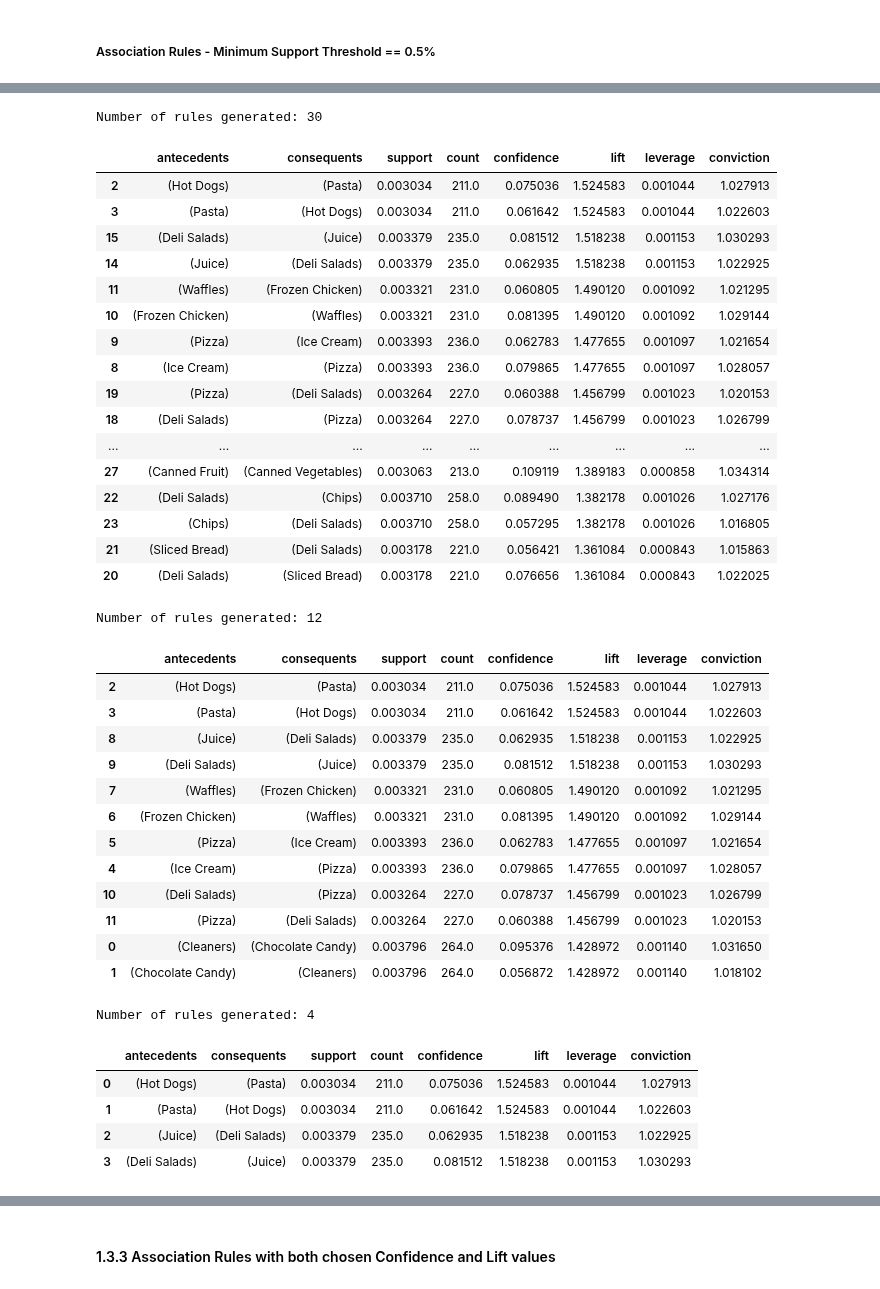
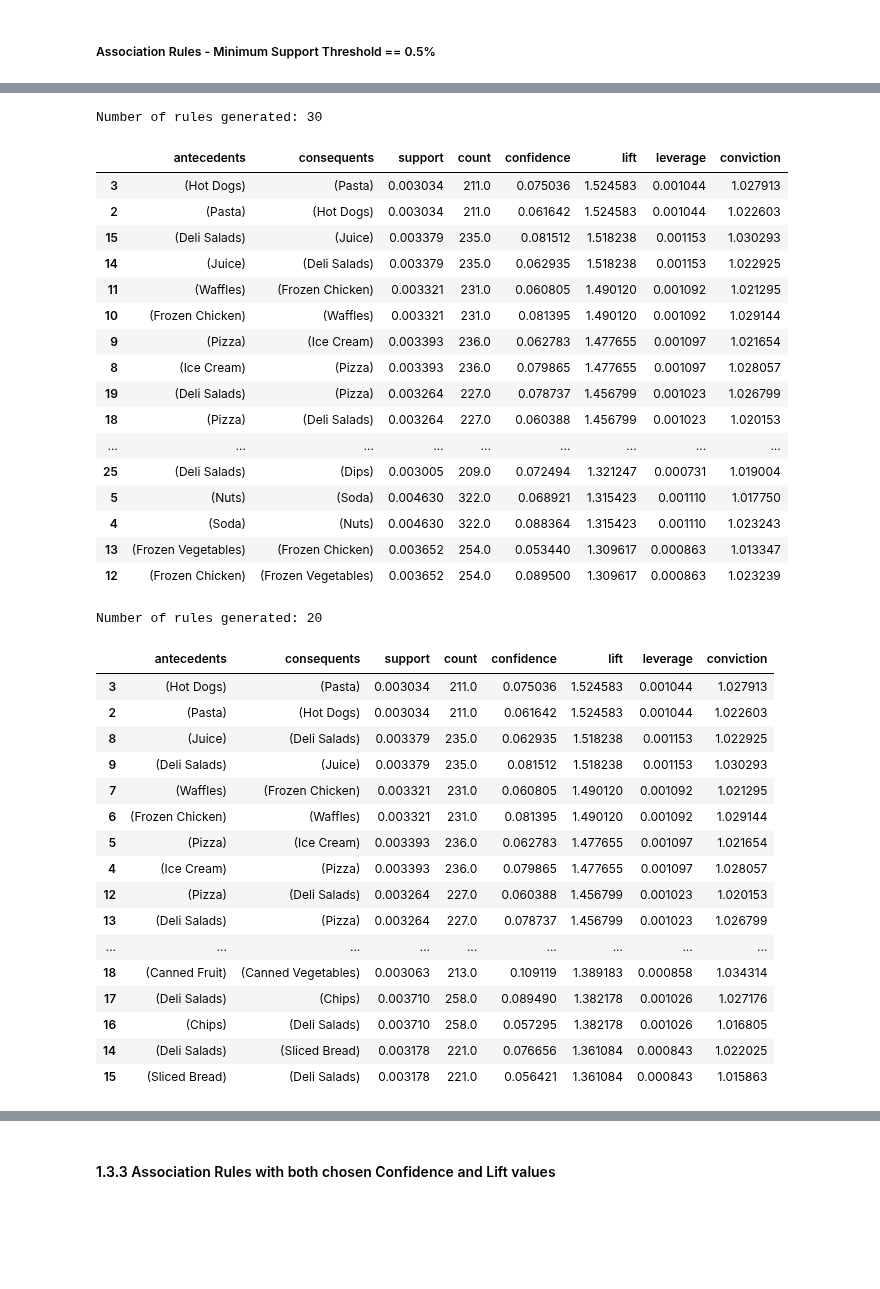
Before and after one commit to ijustsnapped/DataMine_PI, a Jupyter notebook: PD_202425_Project1/PD_202425_Project.ipynb, the cells around one changed output, grey strips where cells are left out. Cells and saved outputs as stored; diff of their text form; code cells hidden in the pictures; blank space fills up the shorter version.

```diff
--- a/PD_202425_Project1/PD_202425_Project.ipynb
+++ b/PD_202425_Project1/PD_202425_Project.ipynb
@@ -888,7 +930,7 @@ $$
 - **Low Confidence (close to 0)**: This means that **B** is not likely to appear in transactions that contain **A**. In this case, the association between **A** and **B** is weak.
 # %%
 # Rules computing them at 6 different support levels
-support_levels    = [0.05, 0.01, 0.005, 0.001, 0.0008, 0.0005]
+support_levels    = [0.05, 0.01, 0.005, 0.003, 0.001, 0.0008]
 confidence_levels = np.arange(0.1, 1.0, 0.1)
 
 # Sweep FP‑Growth and count rules
@@ -940,7 +982,7 @@ The six‐panel chart makes clear how dramatically the size of our rule set depe
 At **0.5% support**, a healthy pool of roughly 250 rules at 10% confidence is finally seen, which thins to fewer than ten by 30%. This is the classic “elbow” region where there is a balance of coverage and manageability. Pushing support lower (0.1%, 0.08%, 0.05%) unleashes thousands of rules at low confidence but still collapses to zero by 40%–50%, flooding the output with ***low value associations***.
 # %%
 # Rules computing them at 6 different support levels
-support_levels    = [0.05, 0.01, 0.005, 0.001, 0.0008, 0.0005]
+support_levels    = [0.05, 0.01, 0.005, 0.003, 0.002, 0.001, 0.0008]
 confidence_levels = np.arange(0.1, 1.0, 0.1)
 
 # Sweep FP‑Growth and count rules
@@ -1515,53 +1603,46 @@ Number of rules generated: 92
 # %%
 rules_01   = generate_rules(binary_foodmart, 0.003, metric='lift', min_threshold=1.3)
 print("Number of rules generated:", len(rules_01))
-rules_01.sort_values('lift', ascending=False).head(20)
+rules_01.sort_values('lift', ascending=False).head(30)
 # %% [output]
 Number of rules generated: 30
 |  | antecedents | consequents | support | count | confidence | lift | leverage | conviction |
-| 2 | (Hot Dogs) | (Pasta) | 0.003034 | 211.0 | 0.075036 | 1.524583 | 0.001044 | 1.027913 |
-| 3 | (Pasta) | (Hot Dogs) | 0.003034 | 211.0 | 0.061642 | 1.524583 | 0.001044 | 1.022603 |
+| 3 | (Hot Dogs) | (Pasta) | 0.003034 | 211.0 | 0.075036 | 1.524583 | 0.001044 | 1.027913 |
+| 2 | (Pasta) | (Hot Dogs) | 0.003034 | 211.0 | 0.061642 | 1.524583 | 0.001044 | 1.022603 |
 | 15 | (Deli Salads) | (Juice) | 0.003379 | 235.0 | 0.081512 | 1.518238 | 0.001153 | 1.030293 |
 | 14 | (Juice) | (Deli Salads) | 0.003379 | 235.0 | 0.062935 | 1.518238 | 0.001153 | 1.022925 |
 | 11 | (Waffles) | (Frozen Chicken) | 0.003321 | 231.0 | 0.060805 | 1.490120 | 0.001092 | 1.021295 |
 | 10 | (Frozen Chicken) | (Waffles) | 0.003321 | 231.0 | 0.081395 | 1.490120 | 0.001092 | 1.029144 |
 | 9 | (Pizza) | (Ice Cream) | 0.003393 | 236.0 | 0.062783 | 1.477655 | 0.001097 | 1.021654 |
 | 8 | (Ice Cream) | (Pizza) | 0.003393 | 236.0 | 0.079865 | 1.477655 | 0.001097 | 1.028057 |
-| 19 | (Pizza) | (Deli Salads) | 0.003264 | 227.0 | 0.060388 | 1.456799 | 0.001023 | 1.020153 |
-| 18 | (Deli Salads) | (Pizza) | 0.003264 | 227.0 | 0.078737 | 1.456799 | 0.001023 | 1.026799 |
+| 19 | (Deli Salads) | (Pizza) | 0.003264 | 227.0 | 0.078737 | 1.456799 | 0.001023 | 1.026799 |
+| 18 | (Pizza) | (Deli Salads) | 0.003264 | 227.0 | 0.060388 | 1.456799 | 0.001023 | 1.020153 |
 | ... | ... | ... | ... | ... | ... | ... | ... | ... |
-| 27 | (Canned Fruit) | (Canned Vegetables) | 0.003063 | 213.0 | 0.109119 | 1.389183 | 0.000858 | 1.034314 |
-| 22 | (Deli Salads) | (Chips) | 0.003710 | 258.0 | 0.089490 | 1.382178 | 0.001026 | 1.027176 |
-| 23 | (Chips) | (Deli Salads) | 0.003710 | 258.0 | 0.057295 | 1.382178 | 0.001026 | 1.016805 |
-| 21 | (Sliced Bread) | (Deli Salads) | 0.003178 | 221.0 | 0.056421 | 1.361084 | 0.000843 | 1.015863 |
-| 20 | (Deli Salads) | (Sliced Bread) | 0.003178 | 221.0 | 0.076656 | 1.361084 | 0.000843 | 1.022025 |
+| 25 | (Deli Salads) | (Dips) | 0.003005 | 209.0 | 0.072494 | 1.321247 | 0.000731 | 1.019004 |
+| 5 | (Nuts) | (Soda) | 0.004630 | 322.0 | 0.068921 | 1.315423 | 0.001110 | 1.017750 |
+| 4 | (Soda) | (Nuts) | 0.004630 | 322.0 | 0.088364 | 1.315423 | 0.001110 | 1.023243 |
+| 13 | (Frozen Vegetables) | (Frozen Chicken) | 0.003652 | 254.0 | 0.053440 | 1.309617 | 0.000863 | 1.013347 |
+| 12 | (Frozen Chicken) | (Frozen Vegetables) | 0.003652 | 254.0 | 0.089500 | 1.309617 | 0.000863 | 1.023239 |
 # %%
-rules_01   = generate_rules(binary_foodmart, 0.003, metric='lift', min_threshold=1.4)
+rules_01   = generate_rules(binary_foodmart, 0.003, metric='lift', min_threshold=1.35)
 print("Number of rules generated:", len(rules_01))
 rules_01.sort_values('lift', ascending=False).head(20)
 # %% [output]
-Number of rules generated: 12
+Number of rules generated: 20
 |  | antecedents | consequents | support | count | confidence | lift | leverage | conviction |
-| 2 | (Hot Dogs) | (Pasta) | 0.003034 | 211.0 | 0.075036 | 1.524583 | 0.001044 | 1.027913 |
-| 3 | (Pasta) | (Hot Dogs) | 0.003034 | 211.0 | 0.061642 | 1.524583 | 0.001044 | 1.022603 |
+| 3 | (Hot Dogs) | (Pasta) | 0.003034 | 211.0 | 0.075036 | 1.524583 | 0.001044 | 1.027913 |
+| 2 | (Pasta) | (Hot Dogs) | 0.003034 | 211.0 | 0.061642 | 1.524583 | 0.001044 | 1.022603 |
 | 8 | (Juice) | (Deli Salads) | 0.003379 | 235.0 | 0.062935 | 1.518238 | 0.001153 | 1.022925 |
 | 9 | (Deli Salads) | (Juice) | 0.003379 | 235.0 | 0.081512 | 1.518238 | 0.001153 | 1.030293 |
 | 7 | (Waffles) | (Frozen Chicken) | 0.003321 | 231.0 | 0.060805 | 1.490120 | 0.001092 | 1.021295 |
 | 6 | (Frozen Chicken) | (Waffles) | 0.003321 | 231.0 | 0.081395 | 1.490120 | 0.001092 | 1.029144 |
 | 5 | (Pizza) | (Ice Cream) | 0.003393 | 236.0 | 0.062783 | 1.477655 | 0.001097 | 1.021654 |
 | 4 | (Ice Cream) | (Pizza) | 0.003393 | 236.0 | 0.079865 | 1.477655 | 0.001097 | 1.028057 |
-| 10 | (Deli Salads) | (Pizza) | 0.003264 | 227.0 | 0.078737 | 1.456799 | 0.001023 | 1.026799 |
-| 11 | (Pizza) | (Deli Salads) | 0.003264 | 227.0 | 0.060388 | 1.456799 | 0.001023 | 1.020153 |
-| 0 | (Cleaners) | (Chocolate Candy) | 0.003796 | 264.0 | 0.095376 | 1.428972 | 0.001140 | 1.031650 |
-| 1 | (Chocolate Candy) | (Cleaners) | 0.003796 | 264.0 | 0.056872 | 1.428972 | 0.001140 | 1.018102 |
+| 12 | (Pizza) | (Deli Salads) | 0.003264 | 227.0 | 0.060388 | 1.456799 | 0.001023 | 1.020153 |
+| 13 | (Deli Salads) | (Pizza) | 0.003264 | 227.0 | 0.078737 | 1.456799 | 0.001023 | 1.026799 |
+| ... | ... | ... | ... | ... | ... | ... | ... | ... |
+| 18 | (Canned Fruit) | (Canned Vegetables) | 0.003063 | 213.0 | 0.109119 | 1.389183 | 0.000858 | 1.034314 |
+| 17 | (Deli Salads) | (Chips) | 0.003710 | 258.0 | 0.089490 | 1.382178 | 0.001026 | 1.027176 |
+| 16 | (Chips) | (Deli Salads) | 0.003710 | 258.0 | 0.057295 | 1.382178 | 0.001026 | 1.016805 |
+| 14 | (Deli Salads) | (Sliced Bread) | 0.003178 | 221.0 | 0.076656 | 1.361084 | 0.000843 | 1.022025 |
+| 15 | (Sliced Bread) | (Deli Salads) | 0.003178 | 221.0 | 0.056421 | 1.361084 | 0.000843 | 1.015863 |
-# %%
-rules_01   = generate_rules(binary_foodmart, 0.003, metric='lift', min_threshold=1.5)
-print("Number of rules generated:", len(rules_01))
-rules_01.sort_values('lift', ascending=False).head(20)
-# %% [output]
-Number of rules generated: 4
-|  | antecedents | consequents | support | count | confidence | lift | leverage | conviction |
-| 0 | (Hot Dogs) | (Pasta) | 0.003034 | 211.0 | 0.075036 | 1.524583 | 0.001044 | 1.027913 |
-| 1 | (Pasta) | (Hot Dogs) | 0.003034 | 211.0 | 0.061642 | 1.524583 | 0.001044 | 1.022603 |
-| 2 | (Juice) | (Deli Salads) | 0.003379 | 235.0 | 0.062935 | 1.518238 | 0.001153 | 1.022925 |
-| 3 | (Deli Salads) | (Juice) | 0.003379 | 235.0 | 0.081512 | 1.518238 | 0.001153 | 1.030293 |
```
Also changed, not shown: parts of 47 cells of this notebook, 1 other file.
